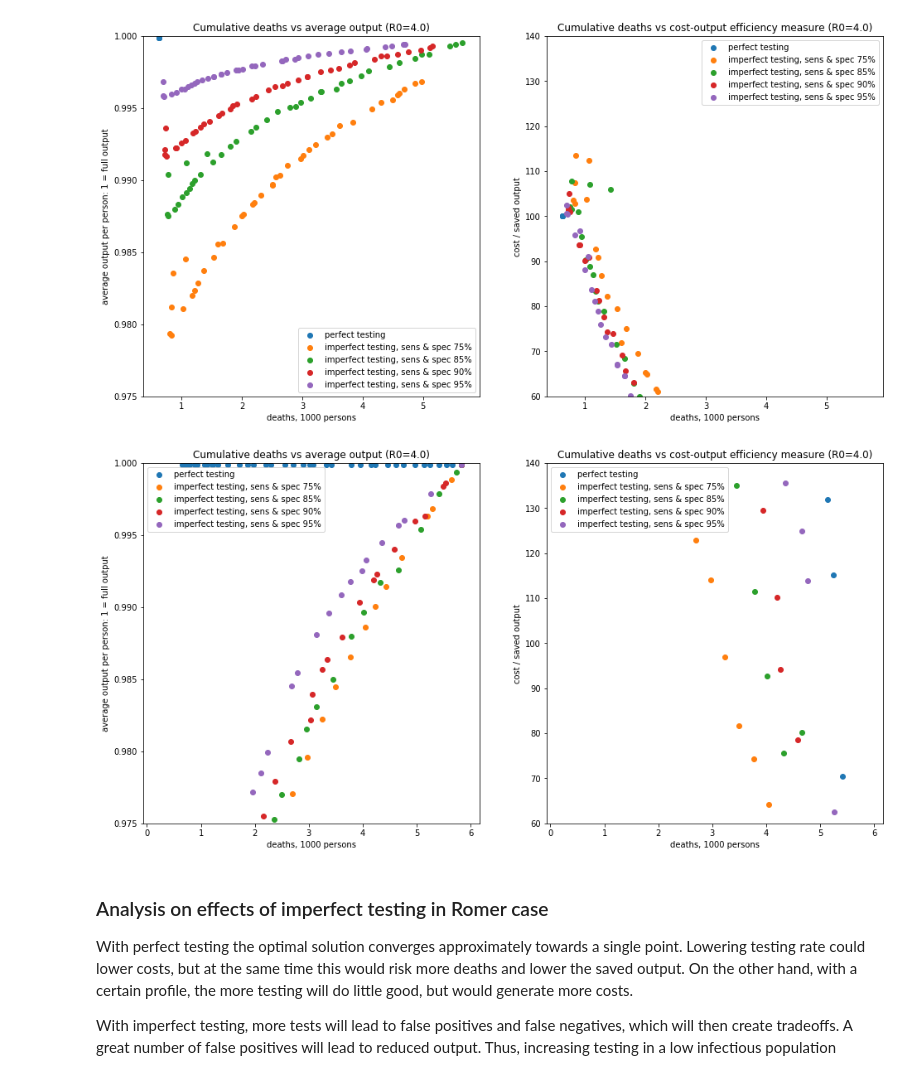
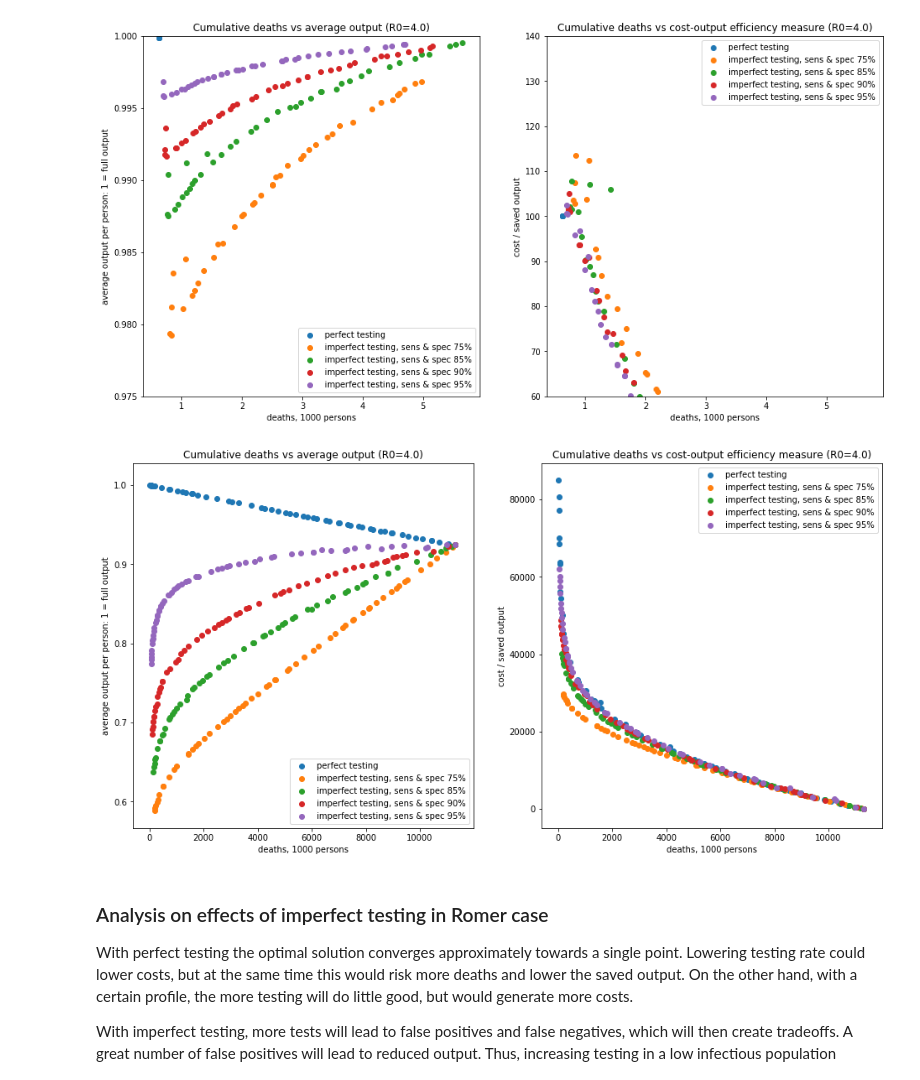
Before and after one commit to lauri-neuvonen/BHM_Covid_Testing, a Jupyter notebook: Visualizations.ipynb, the cells around one changed output. Cells and saved outputs as stored; diff of their text form; code cells hidden in the pictures.

```diff
--- a/Visualizations.ipynb
+++ b/Visualizations.ipynb
@@ -1259,32 +1402,32 @@ fig.savefig("results/romer_pareto_imp_testing_R0_4.png", dpi=150)
 # %%
 fig, axes = plt.subplots(ncols=2, figsize=(16,8))
 axes[0].scatter(run_obj_df_bc_pt[:,0], -1*run_obj_df_bc_pt[:,1], label='perfect testing'),
 axes[0].scatter(run_obj_df_bc_ipt75[:,0], -1*run_obj_df_bc_ipt75[:,1], label='imperfect testing, sens & spec 75%')
 axes[0].scatter(run_obj_df_bc_ipt85[:,0], -1*run_obj_df_bc_ipt85[:,1], label='imperfect testing, sens & spec 85%')
 axes[0].scatter(run_obj_df_bc_ipt90[:,0], -1*run_obj_df_bc_ipt90[:,1], label='imperfect testing, sens & spec 90%')
 axes[0].scatter(run_obj_df_bc_ipt95[:,0], -1*run_obj_df_bc_ipt95[:,1], label='imperfect testing, sens & spec 95%')
 axes[0].set_title('Cumulative deaths vs average output (R0=4.0)')
 axes[0].set_xlabel('deaths, 1000 persons')
 axes[0].set_ylabel('average output per person: 1 = full output')
 #axes[0].set_xlim(0,600)
-axes[0].set_ylim(0.975, 1.00)
+#axes[0].set_ylim(0.975, 1.00)
 axes[0].legend()
 
 axes[1].scatter(run_obj_df_bc_pt[:,0],run_obj_df_bc_pt[:,2], label='perfect testing'),
 axes[1].scatter(run_obj_df_bc_ipt75[:,0], run_obj_df_bc_ipt75[:,2], label='imperfect testing, sens & spec 75%')
 axes[1].scatter(run_obj_df_bc_ipt85[:,0], run_obj_df_bc_ipt85[:,2], label='imperfect testing, sens & spec 85%')
 axes[1].scatter(run_obj_df_bc_ipt90[:,0], run_obj_df_bc_ipt90[:,2], label='imperfect testing, sens & spec 90%')
 axes[1].scatter(run_obj_df_bc_ipt95[:,0], run_obj_df_bc_ipt95[:,2], label='imperfect testing, sens & spec 95%')
 axes[1].set_title('Cumulative deaths vs cost-output efficiency measure (R0=4.0)')
 axes[1].set_xlabel('deaths, 1000 persons')
 axes[1].set_ylabel('cost / saved output')
 #axes[1].set_xlim(0,600)
-axes[1].set_ylim(60,140)
+#axes[1].set_ylim(60,140)
 axes[1].legend()
 
 fig.savefig("results/romer_pareto_imp_testing_R0_4.png", dpi=150)
 # %% [output]
-[figure, old version]
+[figure, new version]
 # %% [markdown]
 ### Analysis on effects of imperfect testing in Romer case
 
```
Also changed, not shown: parts of 25 cells of this notebook, 2 other files.
